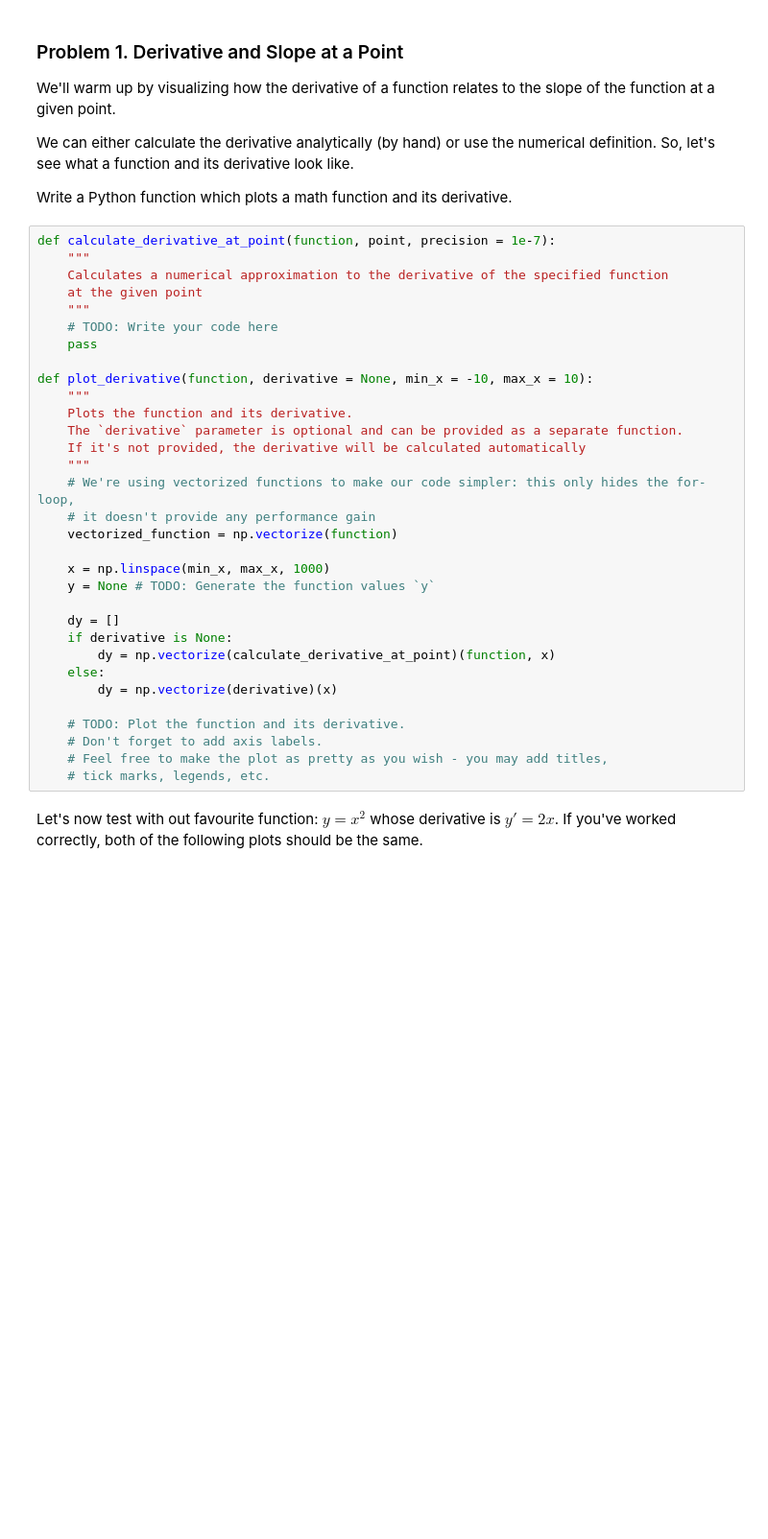
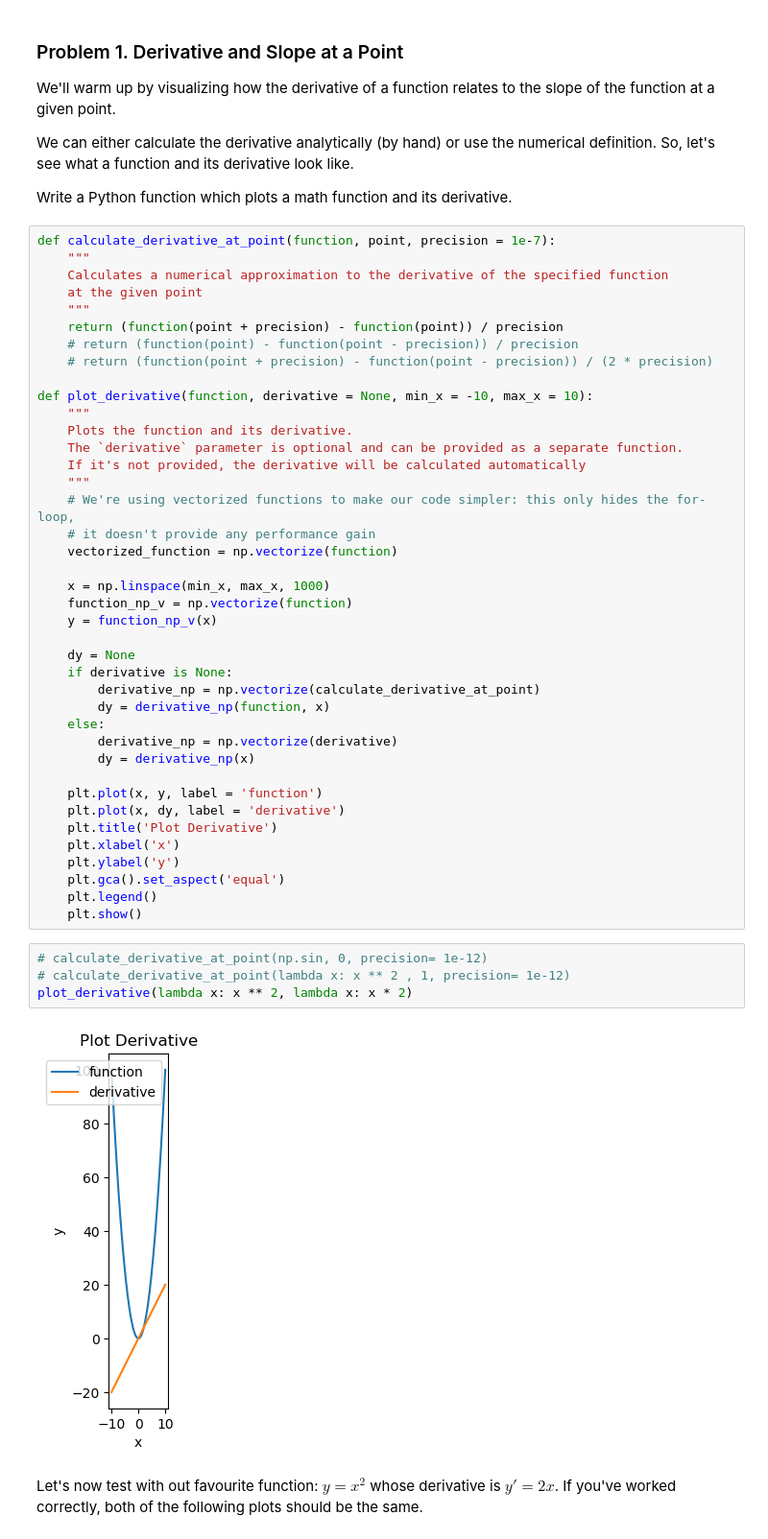
Before and after one commit to mi6oo6im/ml_math_for_devs, a Jupyter notebook: 08. Exercise Calculus/Calculus Exercise.ipynb, the cells around one changed output. Shown at 96% size. Saved outputs shown, nothing was run; the diff lists cells and outputs as text; blank space fills up the shorter version.

```diff
--- a/08. Exercise Calculus/Calculus Exercise.ipynb
+++ b/08. Exercise Calculus/Calculus Exercise.ipynb
@@ -20,8 +20,9 @@ def calculate_derivative_at_point(function, point, precision = 1e-7):
     Calculates a numerical approximation to the derivative of the specified function
     at the given point
     """
-    # TODO: Write your code here
-    pass
+    return (function(point + precision) - function(point)) / precision
+    # return (function(point) - function(point - precision)) / precision
+    # return (function(point + precision) - function(point - precision)) / (2 * precision)
 
 def plot_derivative(function, derivative = None, min_x = -10, max_x = 10):
     """
@@ -34,18 +35,31 @@ def plot_derivative(function, derivative = None, min_x = -10, max_x = 10):
     vectorized_function = np.vectorize(function)
 
     x = np.linspace(min_x, max_x, 1000)
-    y = None # TODO: Generate the function values `y`
+    function_np_v = np.vectorize(function)
+    y = function_np_v(x)
 
-    dy = []
+    dy = None
     if derivative is None:
-        dy = np.vectorize(calculate_derivative_at_point)(function, x)
+        derivative_np = np.vectorize(calculate_derivative_at_point)
+        dy = derivative_np(function, x)
     else:
-        dy = np.vectorize(derivative)(x)
+        derivative_np = np.vectorize(derivative)
+        dy = derivative_np(x)
 
-    # TODO: Plot the function and its derivative.
-    # Don't forget to add axis labels.
-    # Feel free to make the plot as pretty as you wish - you may add titles,
-    # tick marks, legends, etc.
+    plt.plot(x, y, label = 'function')
+    plt.plot(x, dy, label = 'derivative')
+    plt.title('Plot Derivative')
+    plt.xlabel('x')
+    plt.ylabel('y')
+    plt.gca().set_aspect('equal')
+    plt.legend()
+    plt.show()
+# %%
+# calculate_derivative_at_point(np.sin, 0, precision= 1e-12)
+# calculate_derivative_at_point(lambda x: x ** 2 , 1, precision= 1e-12)
+plot_derivative(lambda x: x ** 2, lambda x: x * 2)
+# %% [output]
+[figure, added]
 # %% [markdown]
 Let's now test with out favourite function: $y = x^2$ whose derivative is $y' = 2x$. If you've worked correctly, both of the following plots should be the same.
 # %%
```
Also changed, not shown: parts of 7 cells of this notebook.
